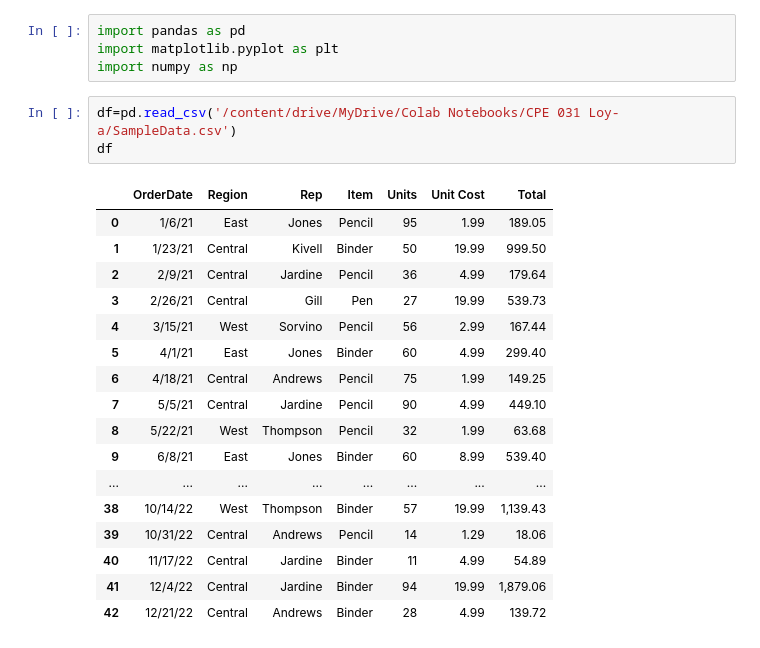
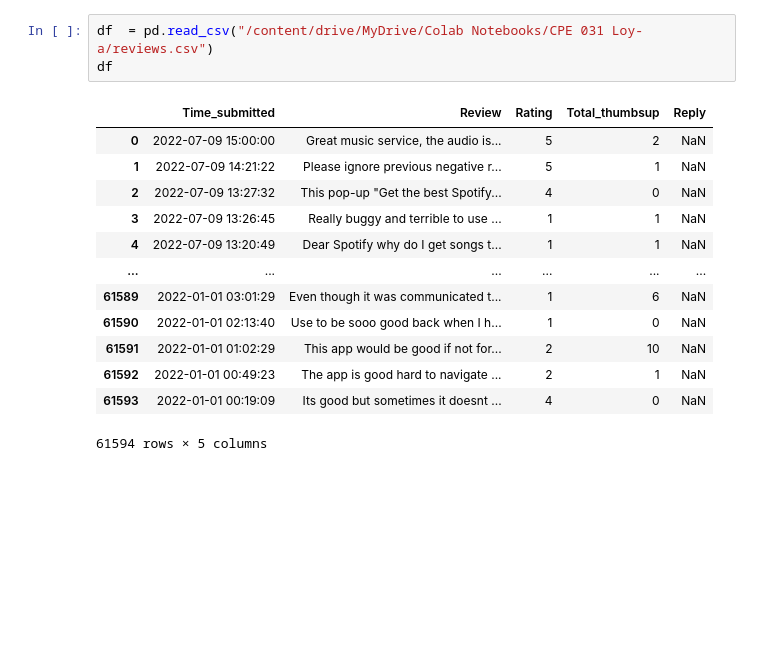
Before and after one commit to JelanAngeloBLoy-a/CPE-031-Visualization-and-Data-Analysis, a Jupyter notebook: Hands_On_Activity_6_|_Data_Visualization_and_Design.ipynb, the cells around one changed output. Saved outputs shown, nothing was run; the diff lists cells and outputs as text; blank space fills up the shorter version.

```diff
--- a/Hands_On_Activity_6_|_Data_Visualization_and_Design.ipynb
+++ b/Hands_On_Activity_6_|_Data_Visualization_and_Design.ipynb
@@ -17,25 +489,17 @@ Drive already mounted at /content/drive; to attempt to forcibly remount, call dr
-# %%
-import pandas as pd
-import matplotlib.pyplot as plt
-import numpy as np
 # %%
-df=pd.read_csv('/content/drive/MyDrive/Colab Notebooks/CPE 031 Loy-a/SampleData.csv')
+df  = pd.read_csv("/content/drive/MyDrive/Colab Notebooks/CPE 031 Loy-a/reviews.csv")
 df
 # %% [output]
-|  | OrderDate | Region | Rep | Item | Units | Unit Cost | Total |
-| 0 | 1/6/21 | East | Jones | Pencil | 95 | 1.99 | 189.05 |
-| 1 | 1/23/21 | Central | Kivell | Binder | 50 | 19.99 | 999.50 |
-| 2 | 2/9/21 | Central | Jardine | Pencil | 36 | 4.99 | 179.64 |
-| 3 | 2/26/21 | Central | Gill | Pen | 27 | 19.99 | 539.73 |
-| 4 | 3/15/21 | West | Sorvino | Pencil | 56 | 2.99 | 167.44 |
-| 5 | 4/1/21 | East | Jones | Binder | 60 | 4.99 | 299.40 |
-| 6 | 4/18/21 | Central | Andrews | Pencil | 75 | 1.99 | 149.25 |
-| 7 | 5/5/21 | Central | Jardine | Pencil | 90 | 4.99 | 449.10 |
-| 8 | 5/22/21 | West | Thompson | Pencil | 32 | 1.99 | 63.68 |
-| 9 | 6/8/21 | East | Jones | Binder | 60 | 8.99 | 539.40 |
-| ... | ... | ... | ... | ... | ... | ... | ... |
-| 38 | 10/14/22 | West | Thompson | Binder | 57 | 19.99 | 1,139.43 |
-| 39 | 10/31/22 | Central | Andrews | Pencil | 14 | 1.29 | 18.06 |
-| 40 | 11/17/22 | Central | Jardine | Binder | 11 | 4.99 | 54.89 |
-| 41 | 12/4/22 | Central | Jardine | Binder | 94 | 19.99 | 1,879.06 |
-| 42 | 12/21/22 | Central | Andrews | Binder | 28 | 4.99 | 139.72 |
+|  | Time_submitted | Review | Rating | Total_thumbsup | Reply |
+| 0 | 2022-07-09 15:00:00 | Great music service, the audio is... | 5 | 2 | NaN |
+| 1 | 2022-07-09 14:21:22 | Please ignore previous negative r... | 5 | 1 | NaN |
+| 2 | 2022-07-09 13:27:32 | This pop-up "Get the best Spotify... | 4 | 0 | NaN |
+| 3 | 2022-07-09 13:26:45 | Really buggy and terrible to use ... | 1 | 1 | NaN |
+| 4 | 2022-07-09 13:20:49 | Dear Spotify why do I get songs t... | 1 | 1 | NaN |
+| ... | ... | ... | ... | ... | ... |
+| 61589 | 2022-01-01 03:01:29 | Even though it was communicated t... | 1 | 6 | NaN |
+| 61590 | 2022-01-01 02:13:40 | Use to be sooo good back when I h... | 1 | 0 | NaN |
+| 61591 | 2022-01-01 01:02:29 | This app would be good if not for... | 2 | 10 | NaN |
+| 61592 | 2022-01-01 00:49:23 | The app is good hard to navigate ... | 2 | 1 | NaN |
+| 61593 | 2022-01-01 00:19:09 | Its good but sometimes it doesnt ... | 4 | 0 | NaN |
+61594 rows × 5 columns
```
Also changed, not shown: parts of 77 cells of this notebook.
